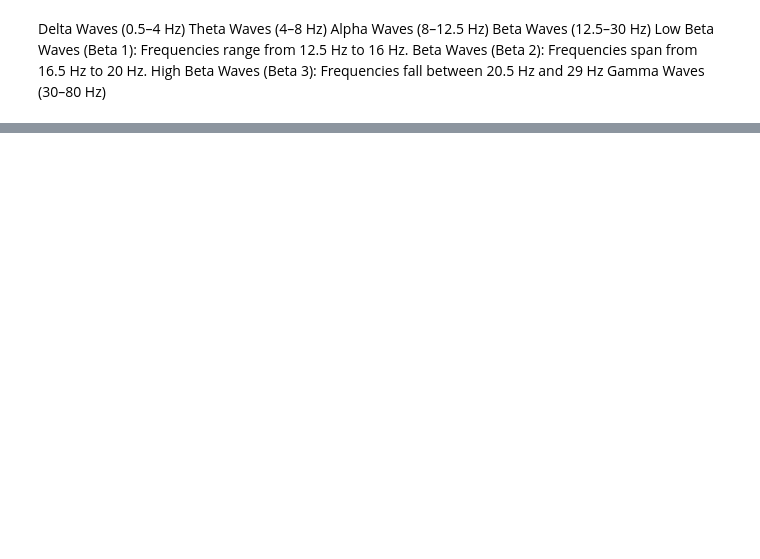
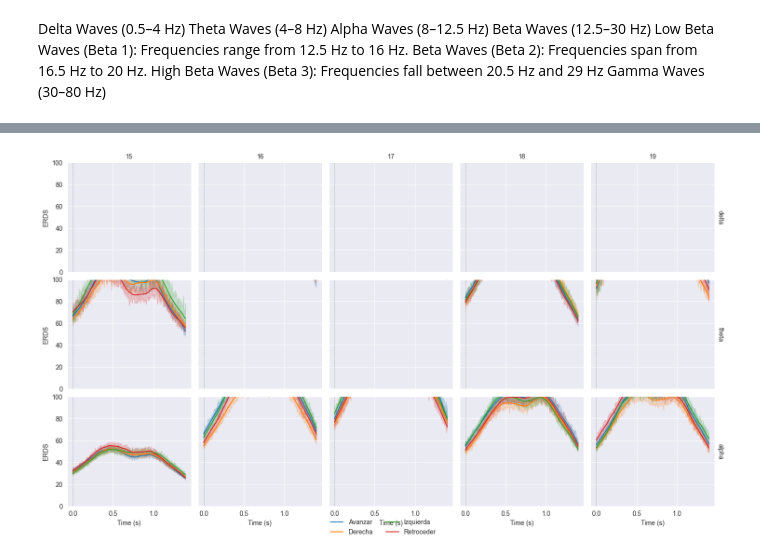
Before and after one commit to AlmaCuevas/EEG-Classifiers-Ensemble, a Jupyter notebook: processing_eeg_methods/plot_ERDS.ipynb, the cells around one changed output, grey strips where cells are left out. Cells and saved outputs as stored; diff of their text form; code cells hidden in the pictures; blank space fills up the shorter version.

```diff
--- a/processing_eeg_methods/plot_ERDS.ipynb
+++ b/processing_eeg_methods/plot_ERDS.ipynb
@@ -1,6 +1,6 @@
 # %%
 from data_loaders import load_data_labels_based_on_dataset
-from share import datasets_basic_infos
+from share import datasets_basic_infos, ROOT_VOTING_SYSTEM_PATH
 import matplotlib.pyplot as plt
 import numpy as np
 import pandas as pd
@@ -13,16 +13,12 @@ from mne.io import concatenate_raws, read_raw_edf
 from mne.stats import permutation_cluster_1samp_test as pcluster_test
 from mne.time_frequency import tfr_multitaper
 from data_utils import train_test_val_split
-from pathlib import Path
-
-ROOT_VOTING_SYSTEM_PATH: str = "/Users/rosit/Documents/workprojects/bci_complete/voting_system_platform"
-
 
 dataset_name = 'aguilera_gamified'  # Only two things I should be able to change
 
 # Folders and paths
 dataset_foldername = dataset_name + '_dataset'
-computer_root_path = str(ROOT_VOTING_SYSTEM_PATH) + "/Datasets/"
+computer_root_path = ROOT_VOTING_SYSTEM_PATH + "/Datasets/"
 data_path = computer_root_path + dataset_foldername
 dataset_info = datasets_basic_infos[dataset_name]
 
@@ -154,7 +132,7 @@ Beta Waves (12.5–30 Hz)
         High Beta Waves (Beta 3): Frequencies fall between 20.5 Hz and 29 Hz
 Gamma Waves (30–80 Hz)
 # %%
-freqs = np.arange(0.5, 64)#np.floor(dataset_info['sample_rate']/2))  # frequencies from 0 to the maximum which is half the sample frequency
+freqs = np.arange(0.5, 50)#np.floor(dataset_info['sample_rate']/2))  # frequencies from 0 to the maximum which is half the sample frequency
 vmin, vmax = -1, 1.5  # set min and max ERDS values in plot
 baseline = (0, 1.4)  # baseline interval (in s)
 cnorm = TwoSlopeNorm(vmin=vmin, vcenter=0, vmax=vmax)  # min, center & max ERDS
@@ -228,13 +225,15 @@ plt.savefig(f'{str(ROOT_VOTING_SYSTEM_PATH)}/Results/TFR_{dataset_name}_{min_cha
 # %%
 g = sns.FacetGrid(df, row="band", col="channel", margin_titles=True)
 g.map(sns.lineplot, "time", "value", "condition", n_boot=10)
 axline_kw = dict(color="black", linestyle="dashed", linewidth=0.5, alpha=0.5)
 g.map(plt.axhline, y=0, **axline_kw)
 g.map(plt.axvline, x=0, **axline_kw)
-g.set(ylim=(0, 3000))
+g.set(ylim=(0, 100))
 g.set_axis_labels("Time (s)", "ERDS")
 g.set_titles(col_template="{col_name}", row_template="{row_name}")
 g.add_legend(ncol=2, loc="lower center")
 g.fig.subplots_adjust(left=0.1, right=0.9, top=0.9, bottom=0.08)
 
 plt.savefig(f'{str(ROOT_VOTING_SYSTEM_PATH)}/Results/TFR_{dataset_name}_{min_chan}-{max_chan}_zoomed_on_theta.png')
+# %% [output]
+[figure, added]
```
Also changed, not shown: parts of 5 cells of this notebook, 11 other files.
